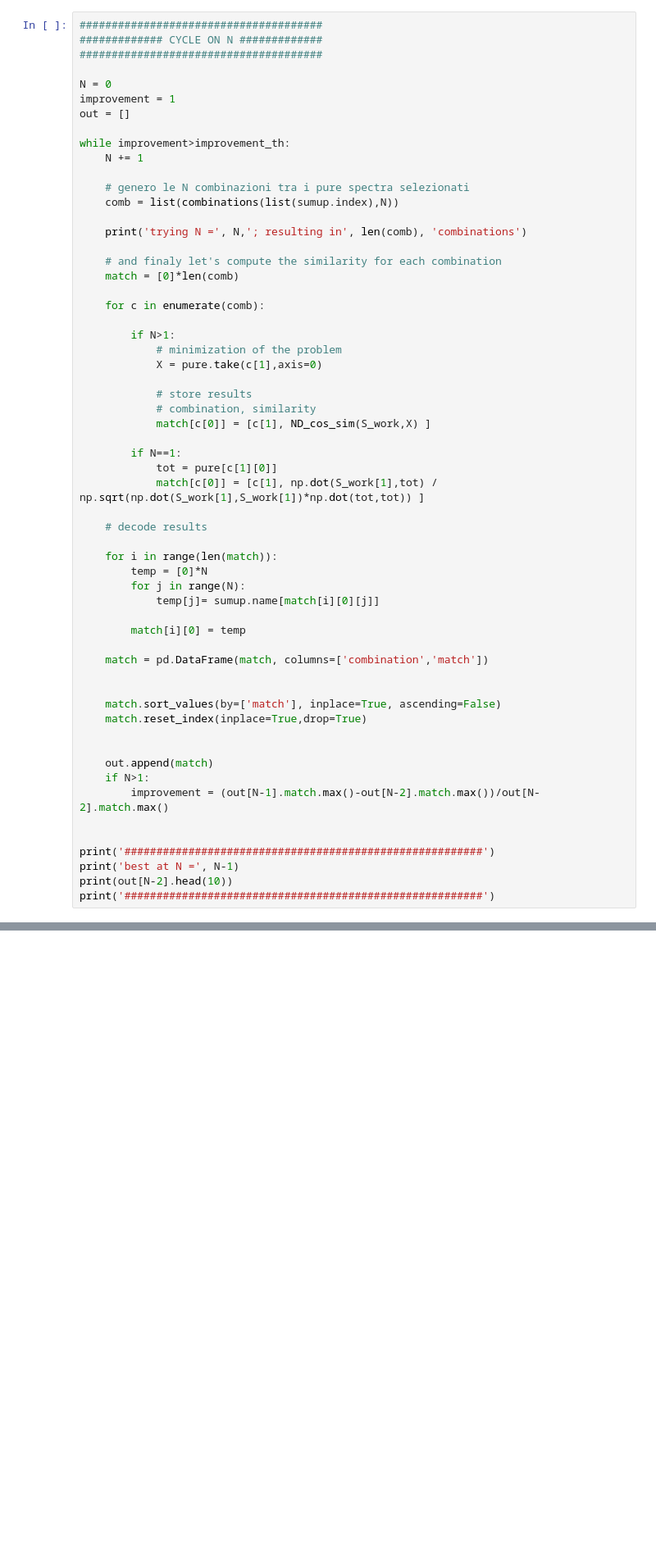
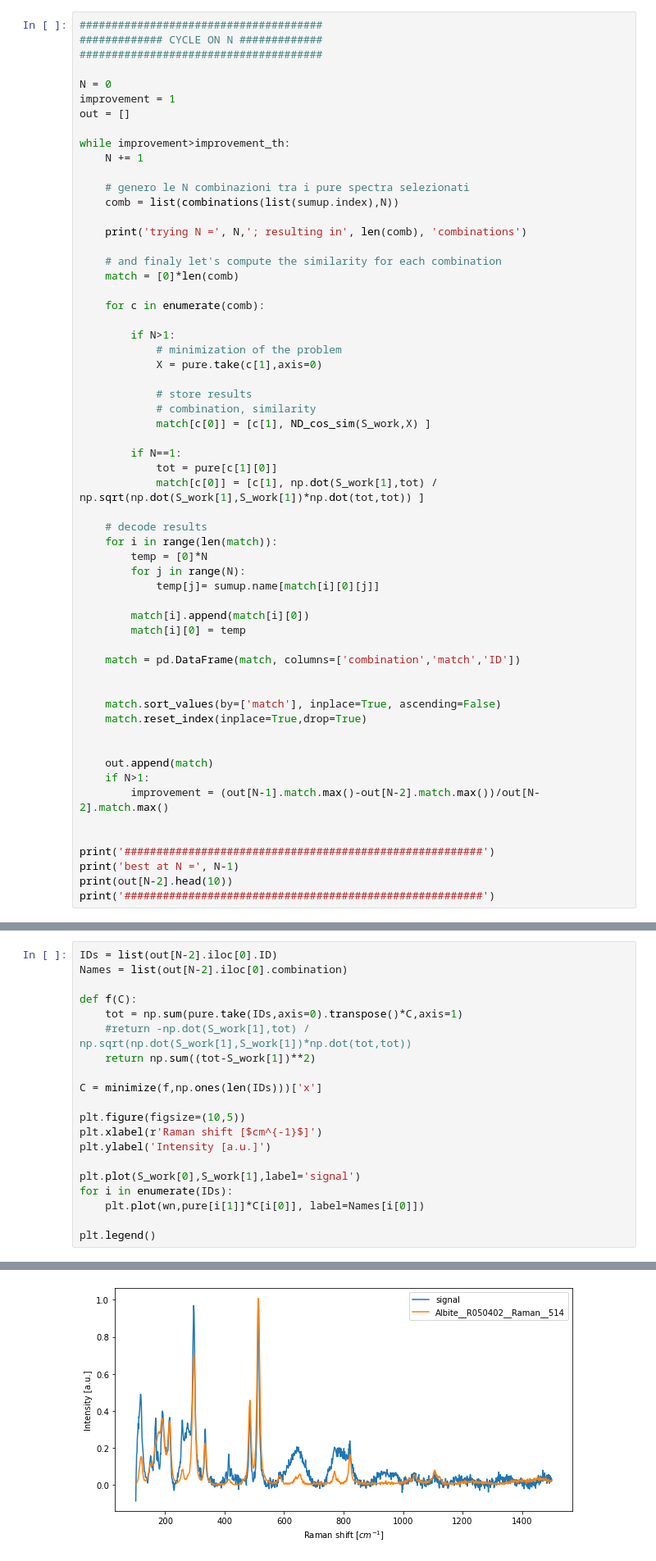
Before and after one commit to FabioBrugnara/pyram, a Jupyter notebook: spectrum_recognition/ND_similarity.ipynb, the cells around one changed output, grey strips where cells are left out. Shown at 82% size. Drawn from its saved outputs; the diff is of its cells as text; blank space fills up the shorter version.

```diff
--- a/spectrum_recognition/ND_similarity.ipynb
+++ b/spectrum_recognition/ND_similarity.ipynb
@@ -405,15 +409,15 @@ while improvement>improvement_th:
             match[c[0]] = [c[1], np.dot(S_work[1],tot) / np.sqrt(np.dot(S_work[1],S_work[1])*np.dot(tot,tot)) ]
 
     # decode results
-
     for i in range(len(match)):
         temp = [0]*N
         for j in range(N):
             temp[j]= sumup.name[match[i][0][j]]
 
+        match[i].append(match[i][0])
         match[i][0] = temp
 
-    match = pd.DataFrame(match, columns=['combination','match'])
+    match = pd.DataFrame(match, columns=['combination','match','ID'])
 
 
     match.sort_values(by=['match'], inplace=True, ascending=False)
@@ -448 +452,22 @@ best at N = 1
 ########################################################
+# %%
+IDs = list(out[N-2].iloc[0].ID)
+Names = list(out[N-2].iloc[0].combination)
+
+def f(C):
+    tot = np.sum(pure.take(IDs,axis=0).transpose()*C,axis=1)
+    #return -np.dot(S_work[1],tot) / np.sqrt(np.dot(S_work[1],S_work[1])*np.dot(tot,tot))
+    return np.sum((tot-S_work[1])**2)
+
+C = minimize(f,np.ones(len(IDs)))['x']
+
+plt.figure(figsize=(10,5))
+plt.xlabel(r'Raman shift [$cm^{-1}$]')
+plt.ylabel('Intensity [a.u.]')
+
+plt.plot(S_work[0],S_work[1],label='signal')
+for i in enumerate(IDs):
+    plt.plot(wn,pure[i[1]]*C[i[0]], label=Names[i[0]])
+
+plt.legend()
+# %% [output]
@@ -449,3 +475,4 @@ best at N = 1
+[figure, added]
 # %% [markdown]
 ## Some test
 # %%
```
Also changed, not shown: parts of 7 cells of this notebook, 3 other files.
